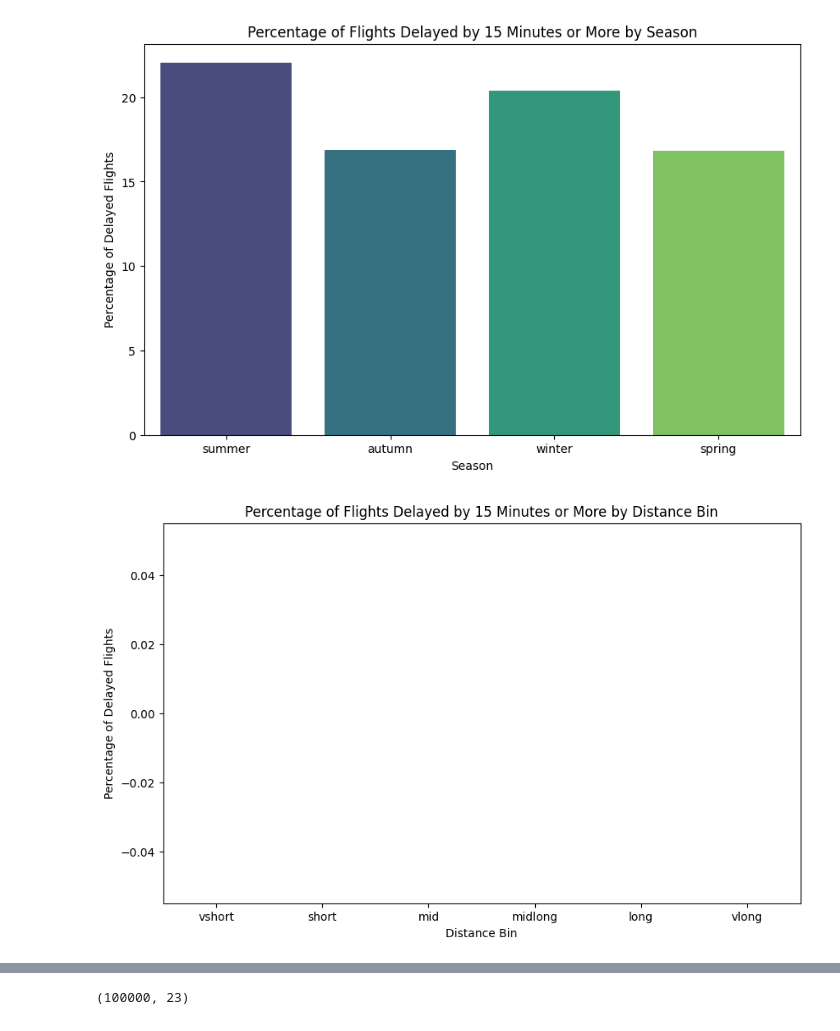
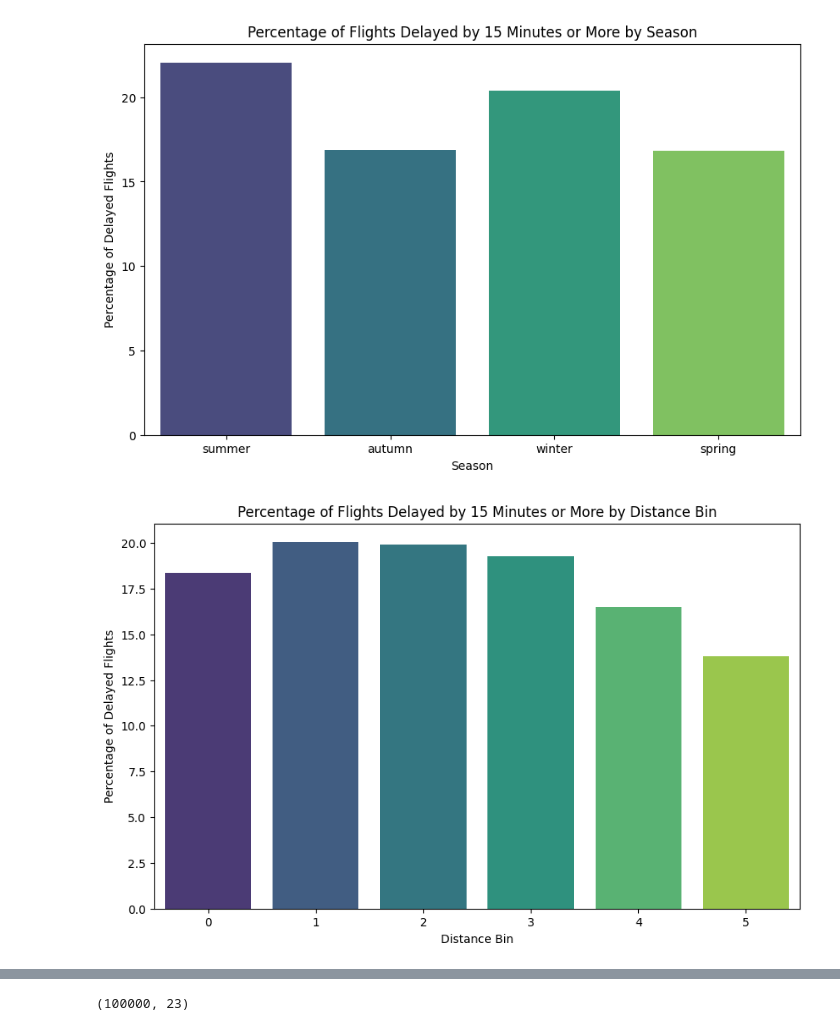
Before and after one commit to simon1938/Flight-delay, a Jupyter notebook: DS52_flight_delay.ipynb, the cells around one changed output, grey strips where cells are left out. Saved outputs shown, nothing was run; the diff lists cells and outputs as text; code cells hidden in the pictures.

```diff
--- a/DS52_flight_delay.ipynb
+++ b/DS52_flight_delay.ipynb
@@ -254,30 +254,30 @@ plot_seasonal_delays(delay_percentages_df)
 [figure]
 # %%
 def calculate_distance_bin_delay_percentages(df):
-    distance_bins = ['vshort', 'short', 'mid', 'midlong', 'long', 'vlong']
+    distance_bins = [0, 1,2,3,4,5]
     delay_percentages = []
 
     for distance_bin in distance_bins:
         bin_df = df[df['Dist_bin'] == distance_bin]
         delay_percentage = bin_df['dep_delayed_15min'].mean() * 100  # Convert to percentage
         delay_percentages.append(delay_percentage)
 
     return pd.DataFrame({'DistanceBin': distance_bins, 'Delay_Percentage': delay_percentages})
 
 def plot_distance_bin_delays(delay_percentages_df):
     plt.figure(figsize=(10, 6))
     sns.barplot(x='DistanceBin', y='Delay_Percentage', data=delay_percentages_df, palette='viridis')
     plt.title('Percentage of Flights Delayed by 15 Minutes or More by Distance Bin')
     plt.xlabel('Distance Bin')
     plt.ylabel('Percentage of Delayed Flights')
     plt.show()
 
 # Example usage:
 # Assuming `df` is your DataFrame
 distance_bin_delay_percentages_df = calculate_distance_bin_delay_percentages(train)
 plot_distance_bin_delays(distance_bin_delay_percentages_df)
 # %% [output]
-[figure, old version]
+[figure, new version]
 # %%
 import pandas as pd
 import matplotlib.pyplot as plt
```
Also changed, not shown: parts of 6 cells of this notebook, 1 other file.
